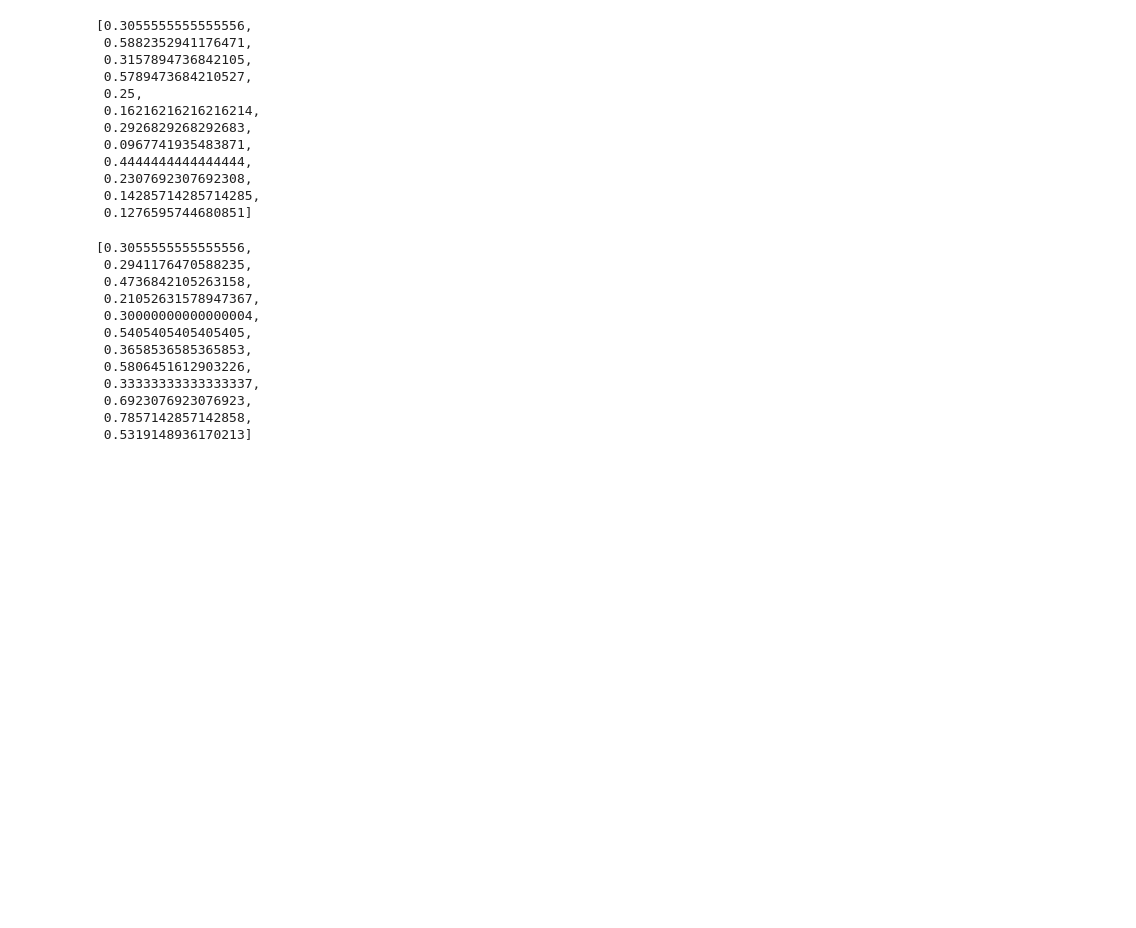
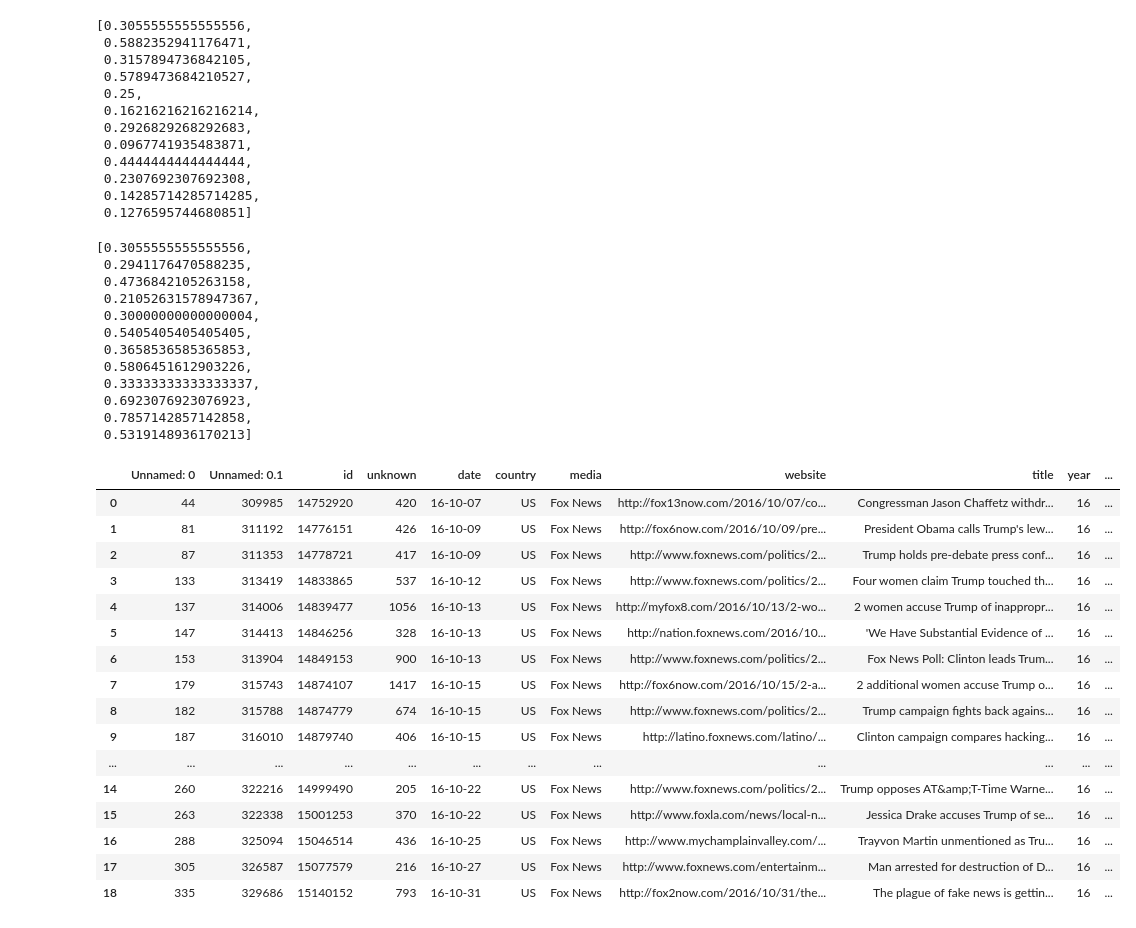
Before and after one commit to TRUMANCFY/DataStory, a Jupyter notebook: Untitled.ipynb, the cells around one changed output. Cells and saved outputs as stored; diff of their text form; code cells hidden in the pictures; blank space fills up the shorter version.

```diff
--- a/Untitled.ipynb
+++ b/Untitled.ipynb
@@ -267,3 +267,25 @@ list(mediatrump1610['neu'])
  0.6923076923076923,
  0.7857142857142858,
  0.5319148936170213]
+# %%
+fox_daily = pd.read_csv('Fox_10_daily.csv')
+# %%
+fox_daily
+# %% [output]
+|  | Unnamed: 0 | Unnamed: 0.1 | id | unknown | date | country | media | website | title | year | ... |
+| 0 | 44 | 309985 | 14752920 | 420 | 16-10-07 | US | Fox News | http://fox13now.com/2016/10/07/co... | Congressman Jason Chaffetz withdr... | 16 | ... |
+| 1 | 81 | 311192 | 14776151 | 426 | 16-10-09 | US | Fox News | http://fox6now.com/2016/10/09/pre... | President Obama calls Trump's lew... | 16 | ... |
+| 2 | 87 | 311353 | 14778721 | 417 | 16-10-09 | US | Fox News | http://www.foxnews.com/politics/2... | Trump holds pre-debate press conf... | 16 | ... |
+| 3 | 133 | 313419 | 14833865 | 537 | 16-10-12 | US | Fox News | http://www.foxnews.com/politics/2... | Four women claim Trump touched th... | 16 | ... |
+| 4 | 137 | 314006 | 14839477 | 1056 | 16-10-13 | US | Fox News | http://myfox8.com/2016/10/13/2-wo... | 2 women accuse Trump of inappropr... | 16 | ... |
+| 5 | 147 | 314413 | 14846256 | 328 | 16-10-13 | US | Fox News | http://nation.foxnews.com/2016/10... | 'We Have Substantial Evidence of ... | 16 | ... |
+| 6 | 153 | 313904 | 14849153 | 900 | 16-10-13 | US | Fox News | http://www.foxnews.com/politics/2... | Fox News Poll: Clinton leads Trum... | 16 | ... |
+| 7 | 179 | 315743 | 14874107 | 1417 | 16-10-15 | US | Fox News | http://fox6now.com/2016/10/15/2-a... | 2 additional women accuse Trump o... | 16 | ... |
+| 8 | 182 | 315788 | 14874779 | 674 | 16-10-15 | US | Fox News | http://www.foxnews.com/politics/2... | Trump campaign fights back agains... | 16 | ... |
+| 9 | 187 | 316010 | 14879740 | 406 | 16-10-15 | US | Fox News | http://latino.foxnews.com/latino/... | Clinton campaign compares hacking... | 16 | ... |
+| ... | ... | ... | ... | ... | ... | ... | ... | ... | ... | ... | ... |
+| 14 | 260 | 322216 | 14999490 | 205 | 16-10-22 | US | Fox News | http://www.foxnews.com/politics/2... | Trump opposes AT&amp;T-Time Warne... | 16 | ... |
+| 15 | 263 | 322338 | 15001253 | 370 | 16-10-22 | US | Fox News | http://www.foxla.com/news/local-n... | Jessica Drake accuses Trump of se... | 16 | ... |
+| 16 | 288 | 325094 | 15046514 | 436 | 16-10-25 | US | Fox News | http://www.mychamplainvalley.com/... | Trayvon Martin unmentioned as Tru... | 16 | ... |
+| 17 | 305 | 326587 | 15077579 | 216 | 16-10-27 | US | Fox News | http://www.foxnews.com/entertainm... | Man arrested for destruction of D... | 16 | ... |
+| 18 | 335 | 329686 | 15140152 | 793 | 16-10-31 | US | Fox News | http://fox2now.com/2016/10/31/the... | The plague of fake news is gettin... | 16 | ... |
```
Also changed, not shown: 2 other files.
